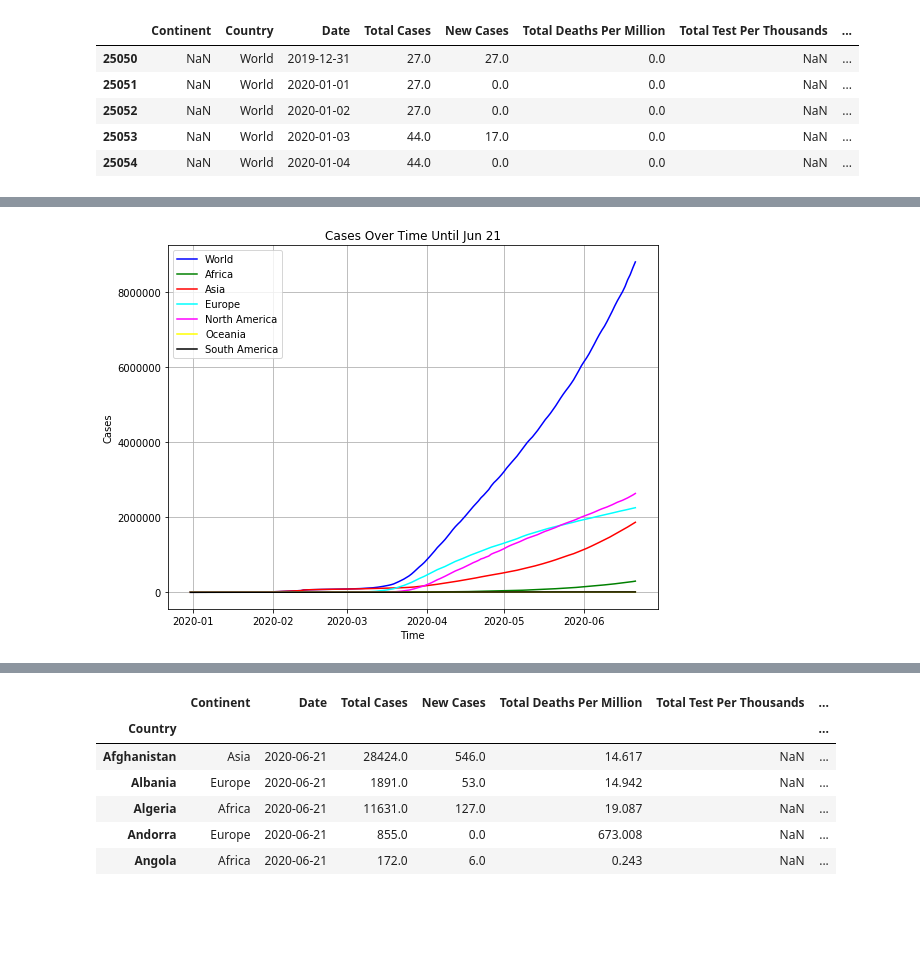
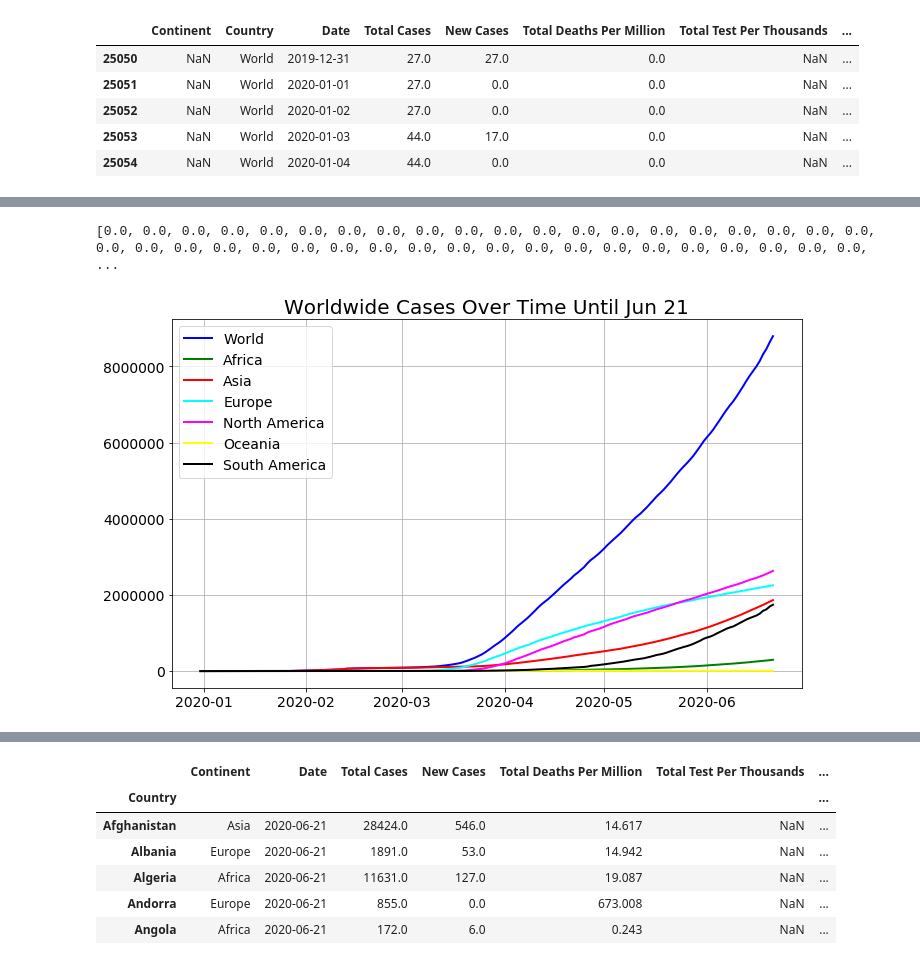
Before and after one commit to M-Agami/META-B, a Jupyter notebook: Coding/Coronavirus.ipynb, the cells around one changed output, grey strips where cells are left out. Saved outputs shown, nothing was run; the diff lists cells and outputs as text; code cells hidden in the pictures; blank space fills up the shorter version.

```diff
--- a/Coding/Coronavirus.ipynb
+++ b/Coding/Coronavirus.ipynb
@@ -158,38 +176,43 @@ oceania_cases_list= oceania_cases_daily['Total Cases'].values.tolist()
 
 south_america_cases = combined_df[(combined_df['Continent']=='South America')].groupby("Date")
 south_america_cases_daily = south_america_cases.sum()
-south_america_cases_list= oceania_cases_daily['Total Cases'].values.tolist()
+south_america_cases_list= south_america_cases_daily['Total Cases'].values.tolist()
+
+print(south_america_cases_list)
+# %% [output]
+[0.0, 0.0, 0.0, 0.0, 0.0, 0.0, 0.0, 0.0, 0.0, 0.0, 0.0, 0.0, 0.0, 0.0, 0.0, 0.0, 0.0, 0.0, 0.0, 0.0, 0.0, 0.0, 0.0, 0.0, 0.0, 0.0, 0.0, 0.0, 0.0, 0.0, 0.0, 0.0, 0.0, 0.0, 0.0, 0.0, 0.0, 0.0, 0.0, 0.0, ...
 # %%
+
+
 dates = world_data['Date'].values.tolist()
 world_cases=world_data['Total Cases'].values.tolist()
 dates_values = [datetime.datetime.strptime(d,"%Y-%m-%d").date() for d in dates]
 
-# ax = plt.gca()
 
-# ormatter = mdates.DateFormatter("%Y-%m-%d")
-# ax.xaxis.set_major_formatter(formatter)
 
-# locator = mdates.MonthLocator()
-# ax.xaxis.set_major_locator(locator)
+plt.figure(figsize=(10,6))
 
-plt.figure(figsize=(8,6))
-world_handle, = plt.plot(dates_values, world_cases,color="blue",label="World")
-africa_handle, = plt.plot(dates_values, africa_cases_list,color="green",label="Africa")
-asia_handle, = plt.plot(dates_values, asia_cases_list,color="red",label="Asia")
-europe_handle, = plt.plot(dates_values, europe_cases_list,color="cyan",label="Europe")
-north_america_handle, = plt.plot(dates_values, north_america_cases_list,color="magenta",label="North America")
-oceania_handle, = plt.plot(dates_values, oceania_cases_list,color="yellow",label="Oceania")
-south_america_handle, = plt.plot(dates_values, south_america_cases_list,color="black",label="South America")
+world_handle, = plt.plot(dates_values, world_cases,color="blue",label="World",linewidth=2)
+africa_handle, = plt.plot(dates_values, africa_cases_list,color="green",label="Africa",linewidth=2)
+asia_handle, = plt.plot(dates_values, asia_cases_list,color="red",label="Asia",linewidth=2)
+europe_handle, = plt.plot(dates_values, europe_cases_list,color="cyan",label="Europe",linewidth=2)
+north_america_handle, = plt.plot(dates_values, north_america_cases_list,color="magenta",label="North America",linewidth=2)
+oceania_handle, = plt.plot(dates_values, oceania_cases_list,color="yellow",label="Oceania",linewidth=2)
+south_america_handle, = plt.plot(dates_values, south_america_cases_list,color="black",label="South America",linewidth=2)
 
 # plt.xticks(rotation='40')
-plt.legend(loc="upper left")
-plt.title("Cases Over Time Until Jun 21")
+plt.legend(loc="upper left", fontsize=14)
+plt.title("Worldwide Cases Over Time Until Jun 21", fontsize=20)
 
-plt.xlabel("Time")
-plt.ylabel("Cases")
+plt.tick_params(axis='both', which='major', labelsize=14)
+
+
+# plt.xlabel("Time")
+# plt.ylabel("Cases")
 plt.tight_layout()
 
 plt.grid()
+plt.savefig('Worldwide Cases1.png', dpi=400)
 plt.show()
 # %% [output]
-[figure, old version]
+[figure, new version]
```
Also changed, not shown: parts of 8 cells of this notebook.
